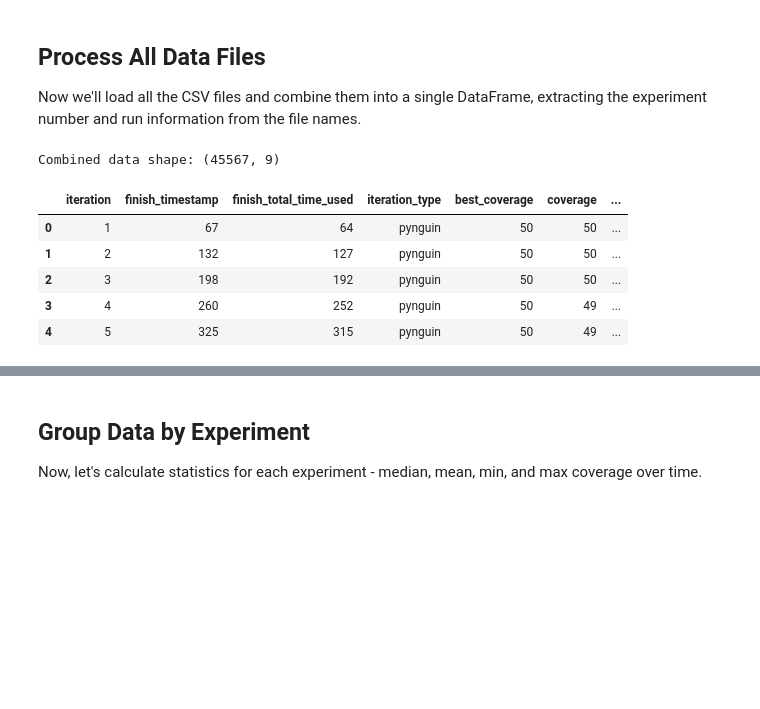
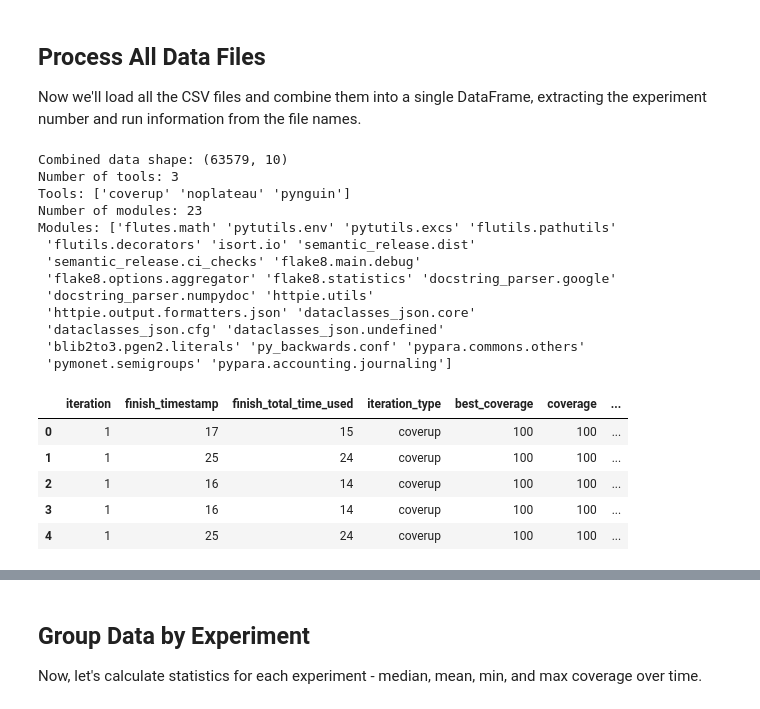
Before and after one commit to oskarkraak/noplateau, a Jupyter notebook: coverage_analysis.ipynb, the cells around one changed output, grey strips where cells are left out. Drawn from its saved outputs; the diff is of its cells as text; code cells hidden in the pictures; blank space fills up the shorter version.

```diff
--- a/coverage_analysis.ipynb
+++ b/coverage_analysis.ipynb
@@ -130,44 +156,62 @@ def extract_info_from_file_metadata(file_path):
             total_run_num = int(metadata['total_run'])
             module_run_num = int(metadata['module_run'])
             module = metadata['module_name']
-            return total_run_num, module_run_num, module
-    return None, None, None
+            tool = metadata['tool']
+            return total_run_num, module_run_num, module, tool
+    return None, None, None, None
 
 # Create an empty list to store all dataframes
 all_dfs = []
 
 # Process each CSV file
 for file in csv_files:
     try:
         # Extract information from filename
-        total_run_num, module_run_num, module = extract_info_from_file_metadata(file)
+        total_run_num, module_run_num, module, tool = extract_info_from_file_metadata(file)
 
         if total_run_num is not None:
             # Read the CSV file
             df = pd.read_csv(file)
 
             # Add metadata columns
             df['total_run_num'] = total_run_num
             df['module_run_num'] = module_run_num
             df['module'] = module
+            df['tool'] = tool
 
             # Append to the list of dataframes
             all_dfs.append(df)
     except Exception as e:
         print(f"Error processing {file}: {e}")
 
 # Combine all dataframes
 if all_dfs:
     combined_df = pd.concat(all_dfs, ignore_index=True)
     print(f"Combined data shape: {combined_df.shape}")
+    print(f"Number of tools: {combined_df['tool'].nunique()}")
+    print(f"Tools: {combined_df['tool'].unique()}")
+    print(f"Number of modules: {combined_df['module'].nunique()}")
+    print(f"Modules: {combined_df['module'].unique()}")
     display(combined_df.head())
 else:
     print("No data files were successfully processed")
 # %% [output]
-Combined data shape: (45567, 9)
+Combined data shape: (63579, 10)
+Number of tools: 3
+Tools: ['coverup' 'noplateau' 'pynguin']
+Number of modules: 23
+Modules: ['flutes.math' 'pytutils.env' 'pytutils.excs' 'flutils.pathutils'
+ 'flutils.decorators' 'isort.io' 'semantic_release.dist'
+ 'semantic_release.ci_checks' 'flake8.main.debug'
+ 'flake8.options.aggregator' 'flake8.statistics' 'docstring_parser.google'
+ 'docstring_parser.numpydoc' 'httpie.utils'
+ 'httpie.output.formatters.json' 'dataclasses_json.core'
+ 'dataclasses_json.cfg' 'dataclasses_json.undefined'
+ 'blib2to3.pgen2.literals' 'py_backwards.conf' 'pypara.commons.others'
+ 'pymonet.semigroups' 'pypara.accounting.journaling']
 |  | iteration | finish_timestamp | finish_total_time_used | iteration_type | best_coverage | coverage | ... |
-| 0 | 1 | 67 | 64 | pynguin | 50 | 50 | ... |
-| 1 | 2 | 132 | 127 | pynguin | 50 | 50 | ... |
-| 2 | 3 | 198 | 192 | pynguin | 50 | 50 | ... |
-| 3 | 4 | 260 | 252 | pynguin | 50 | 49 | ... |
-| 4 | 5 | 325 | 315 | pynguin | 50 | 49 | ... |
+| 0 | 1 | 17 | 15 | coverup | 100 | 100 | ... |
+| 1 | 1 | 25 | 24 | coverup | 100 | 100 | ... |
+| 2 | 1 | 16 | 14 | coverup | 100 | 100 | ... |
+| 3 | 1 | 16 | 14 | coverup | 100 | 100 | ... |
+| 4 | 1 | 25 | 24 | coverup | 100 | 100 | ... |
```
Also changed, not shown: parts of 16 cells of this notebook, 1 other file.
